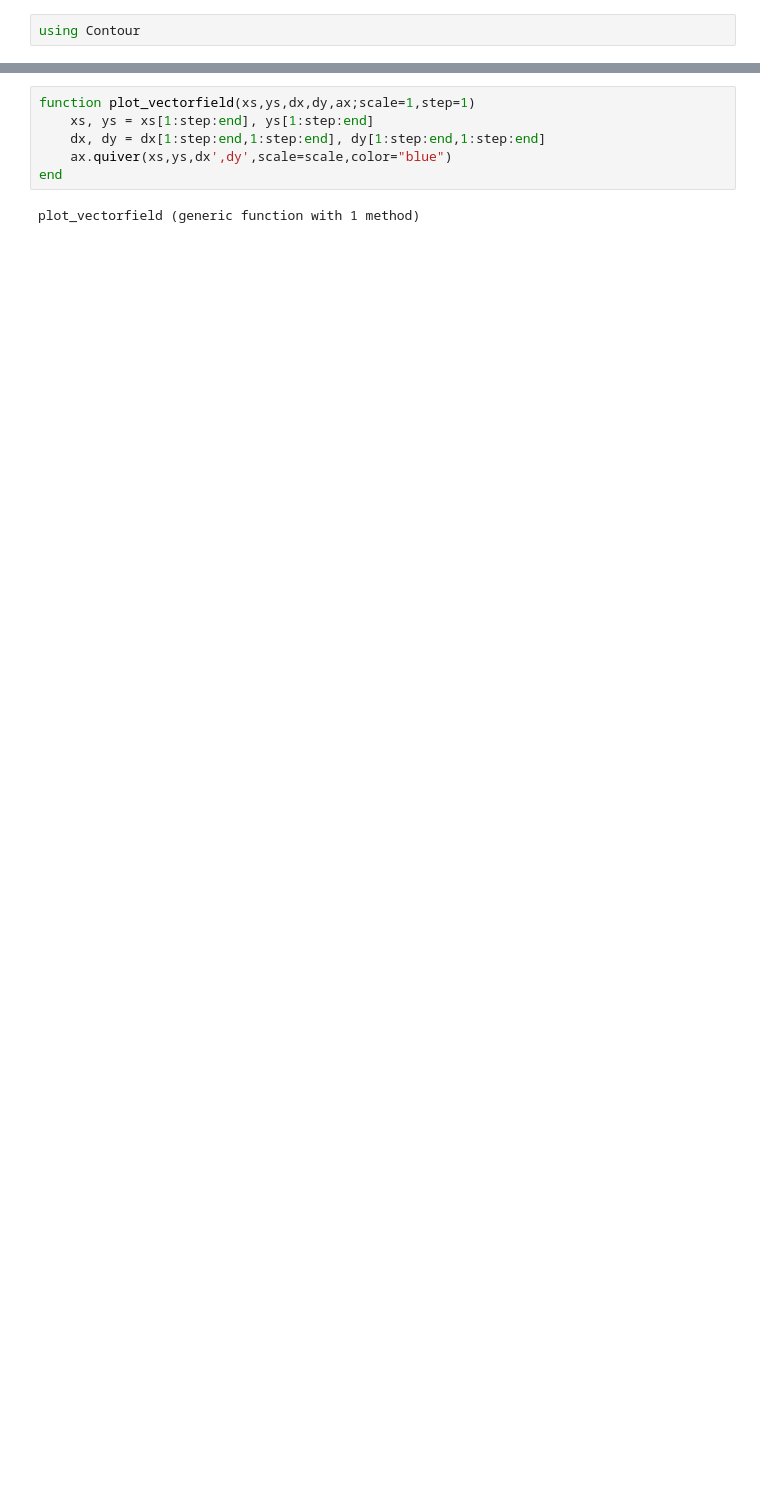
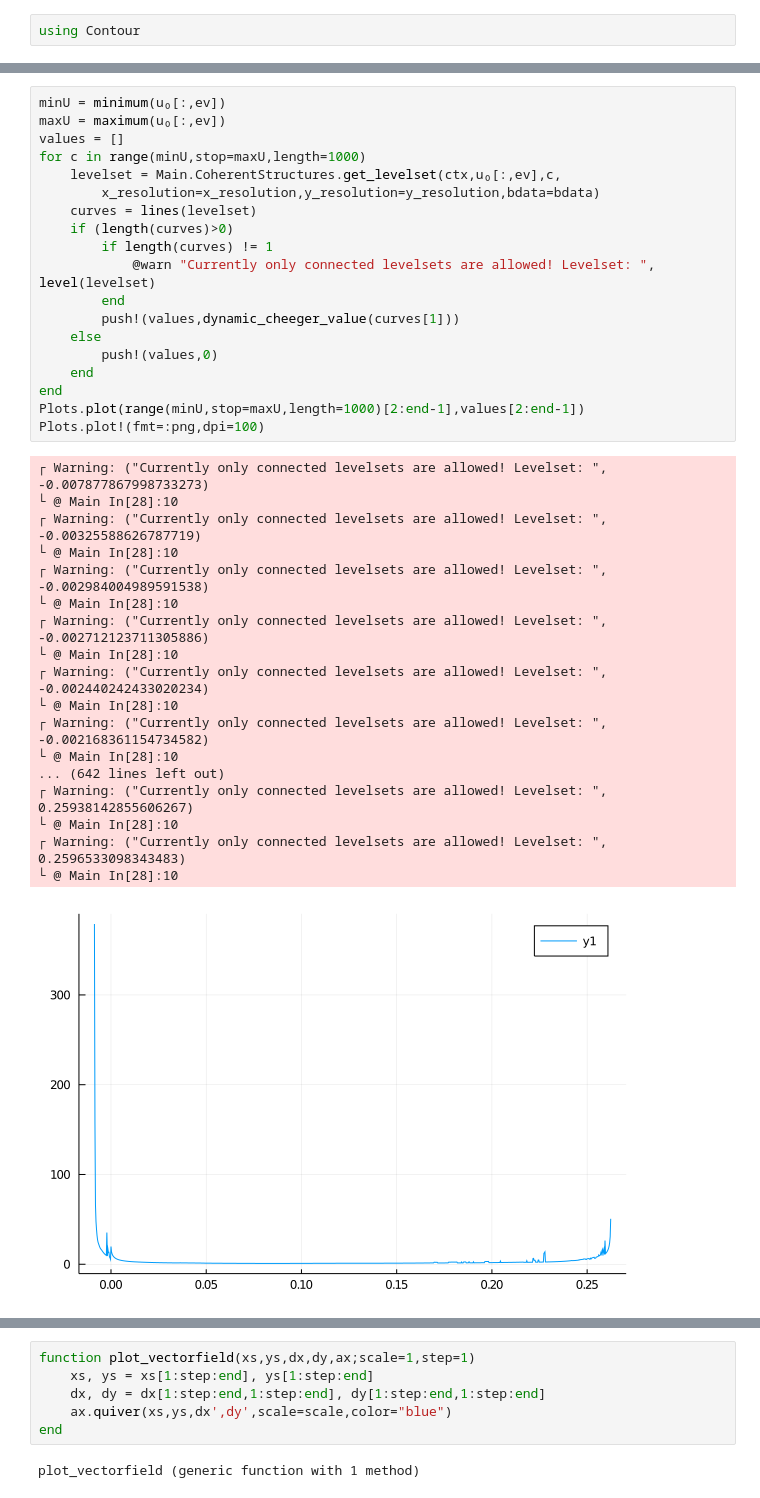
Before and after one commit to MaHermann/CoherentStructures.jl, a Jupyter notebook: notebooks/Ocean Wind/ocean_wind_LR_CG.ipynb, the cells around one changed output, grey strips where cells are left out. Cells and saved outputs as stored; diff of their text form; blank space fills up the shorter version.

```diff
--- a/notebooks/Ocean Wind/ocean_wind_LR_CG.ipynb
+++ b/notebooks/Ocean Wind/ocean_wind_LR_CG.ipynb
@@ -271,0 +213,38 @@ Levelset:               0.15620600430143047
+# %%
+minU = minimum(u₀[:,ev])
+maxU = maximum(u₀[:,ev])
+values = []
+for c in range(minU,stop=maxU,length=1000)
+    levelset = Main.CoherentStructures.get_levelset(ctx,u₀[:,ev],c,
+        x_resolution=x_resolution,y_resolution=y_resolution,bdata=bdata)
+    curves = lines(levelset)
+    if (length(curves)>0)
+        if length(curves) != 1
+            @warn "Currently only connected levelsets are allowed! Levelset: ", level(levelset)
+        end
+        push!(values,dynamic_cheeger_value(curves[1]))
+    else
+        push!(values,0)
+    end
+end
+Plots.plot(range(minU,stop=maxU,length=1000)[2:end-1],values[2:end-1])
+Plots.plot!(fmt=:png,dpi=100)
+# %% [output]
+┌ Warning: ("Currently only connected levelsets are allowed! Levelset: ", -0.007877867998733273)
+└ @ Main In[28]:10
+┌ Warning: ("Currently only connected levelsets are allowed! Levelset: ", -0.00325588626787719)
+└ @ Main In[28]:10
+┌ Warning: ("Currently only connected levelsets are allowed! Levelset: ", -0.002984004989591538)
+└ @ Main In[28]:10
+┌ Warning: ("Currently only connected levelsets are allowed! Levelset: ", -0.002712123711305886)
+└ @ Main In[28]:10
+┌ Warning: ("Currently only connected levelsets are allowed! Levelset: ", -0.002440242433020234)
+└ @ Main In[28]:10
+┌ Warning: ("Currently only connected levelsets are allowed! Levelset: ", -0.002168361154734582)
+└ @ Main In[28]:10
+... (642 lines left out)
+┌ Warning: ("Currently only connected levelsets are allowed! Levelset: ", 0.25938142855606267)
+└ @ Main In[28]:10
+┌ Warning: ("Currently only connected levelsets are allowed! Levelset: ", 0.2596533098343483)
+└ @ Main In[28]:10
+[figure, added]
```
Also changed, not shown: parts of 60 cells of this notebook, 18 other files.
